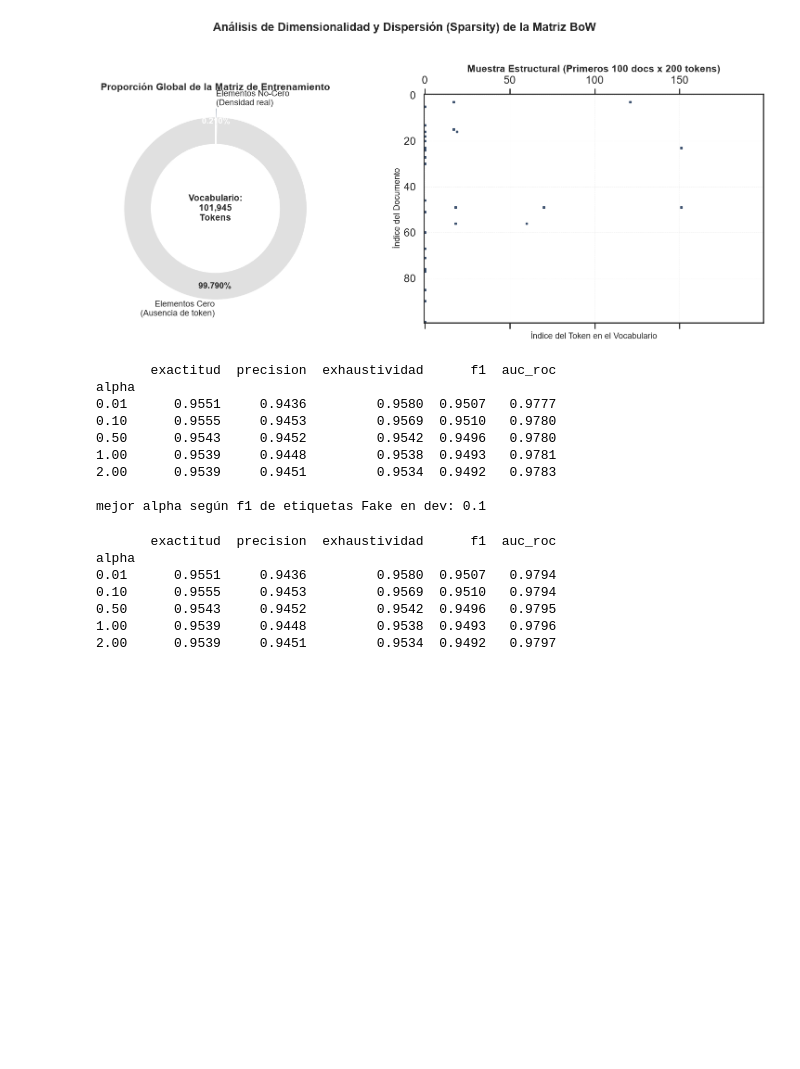
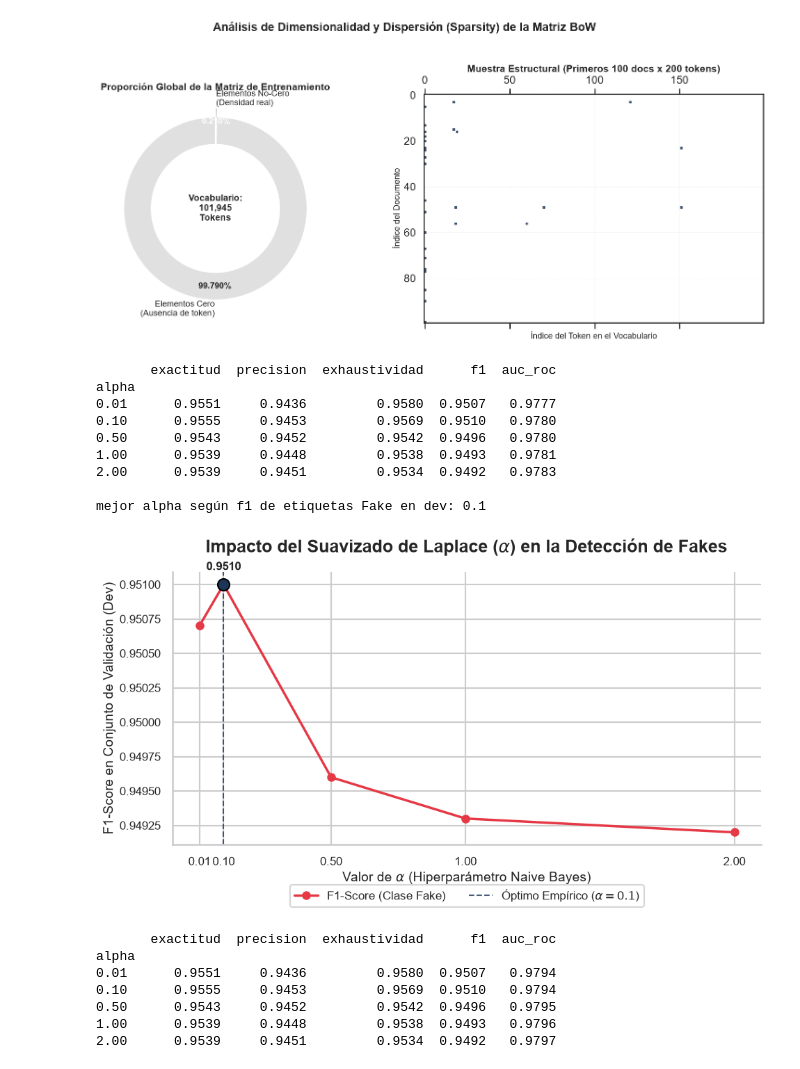
Before and after one commit to kao05/SpamAnalysis-TextMining, a Jupyter notebook: Project_FakeNews.ipynb, the cells around one changed output. Drawn from its saved outputs; the diff is of its cells as text; code cells hidden in the pictures; blank space fills up the shorter version.

```diff
--- a/Project_FakeNews.ipynb
+++ b/Project_FakeNews.ipynb
@@ -169,8 +176,6 @@ Real    0.548
 Fake    0.452
 Name: count, dtype: float64
 [figure]
-# %%
-df['y'] = (df['label'] == 'Fake').astype(int)
 # %%
 #@title logitudes por clase
 df['n_caracteres'] = df['text'].str.len()
@@ -484,32 +490,81 @@ def evaluar(y_real, y_pred, y_prob):
 # %%
 #@title suavizado alpha con dev
 alphas = [0.01, 0.1, 0.5, 1, 2]
 resultados = []
 
 for alpha in alphas:
     modelo = multinomialnb(alpha=alpha)
     modelo.fit(x_train, y_train)
     pred = modelo.predict(x_dev)
     prob = modelo.predict_proba(x_dev)[:, 1]
     fila = evaluar(y_dev, pred, prob)
     fila['alpha'] = alpha
     resultados.append(fila)
 
 tabla_alpha = pd.DataFrame(resultados).set_index('alpha').round(4)
 print(tabla_alpha)
 
 mejor_alpha = tabla_alpha['f1'].idxmax()
 print('\nmejor alpha según f1 de etiquetas Fake en dev:', mejor_alpha)
+
+#Ploteo
+#----
+# 1. Configuración estética académica para la presentación
+sns.set_theme(style="whitegrid", context="talk")
+fig, ax = plt.subplots(figsize=(10, 6))
+
+# Extracción de la métrica objetivo desde tu DataFrame iterado
+eje_x = tabla_alpha.index
+metrica_f1 = tabla_alpha['f1']
+
+# 2. Generación del gráfico de líneas para la evolución del hiperparámetro
+ax.plot(eje_x, metrica_f1, marker='o', markersize=8, linestyle='-', linewidth=2.5,
+        color='#E63946', label='F1-Score (Clase Fake)')
+
+# 3. Marcado topológico del hiperparámetro óptimo
+mejor_alpha = metrica_f1.idxmax()
+mejor_f1 = metrica_f1.max()
+
+# Trazado de una línea vertical de referencia (asíntota indicativa)
+ax.axvline(x=mejor_alpha, color='#1D3557', linestyle='--', linewidth=1.5, alpha=0.8,
+           label=f'Óptimo Empírico ($\\alpha = {mejor_alpha}$)')
+
+# Resaltar el punto exacto de maximización
+ax.scatter(mejor_alpha, mejor_f1, color='#1D3557', s=150, zorder=5, edgecolor='black')
+ax.annotate(f"{mejor_f1:.4f}",
+            (mejor_alpha, mejor_f1),
+            textcoords="offset points",
+            xytext=(0, 15),
+            ha='center',
+            fontsize=12,
+            fontweight='bold')
+
+# 4. Formateo de ejes y metadatos
+ax.set_title('Impacto del Suavizado de Laplace ($\\alpha$) en la Detección de Fakes',
+             fontsize=18, fontweight='bold', pad=20)
+ax.set_xlabel('Valor de $\\alpha$ (Hiperparámetro Naive Bayes)', fontsize=14)
+ax.set_ylabel('F1-Score en Conjunto de Validación (Dev)', fontsize=14)
+
+# Asegurar que el eje X muestre los valores discretos exactos que probaste
+ax.set_xticks(eje_x)
+ax.tick_params(axis='both', labelsize=12)
+
+ax.legend(loc='lower center', fontsize=12, bbox_to_anchor=(0.5, -0.25), ncol=2)
+
+sns.despine()
+plt.tight_layout()
+plt.show()
 # %% [output]
        exactitud  precision  exhaustividad      f1  auc_roc
 alpha
 0.01      0.9551     0.9436         0.9580  0.9507   0.9777
 0.10      0.9555     0.9453         0.9569  0.9510   0.9780
 0.50      0.9543     0.9452         0.9542  0.9496   0.9780
 1.00      0.9539     0.9448         0.9538  0.9493   0.9781
 2.00      0.9539     0.9451         0.9534  0.9492   0.9783
 
 mejor alpha según f1 de etiquetas Fake en dev: 0.1
+[figure, added]
 # %%
 #@title modelo casero de NB
 class NaiveBayesMultinomial:
```
Also changed, not shown: parts of 15 cells of this notebook.
